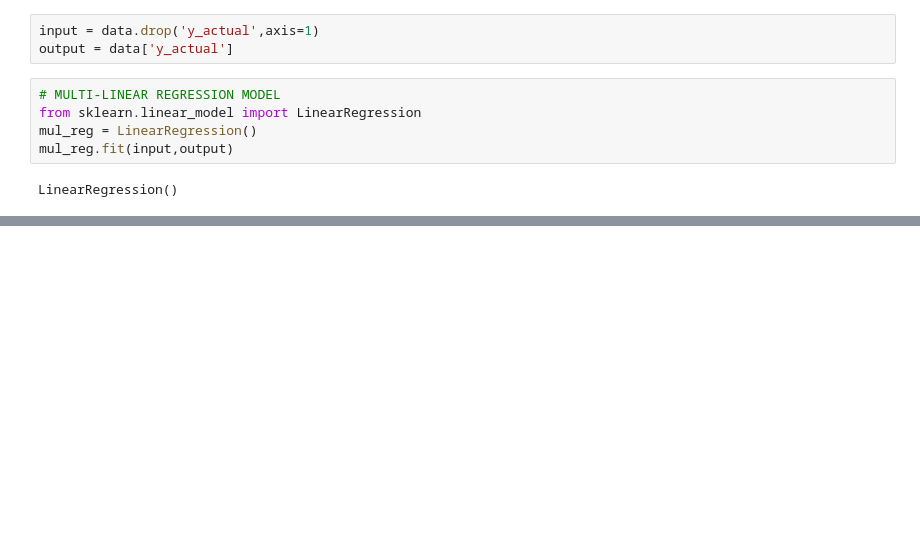
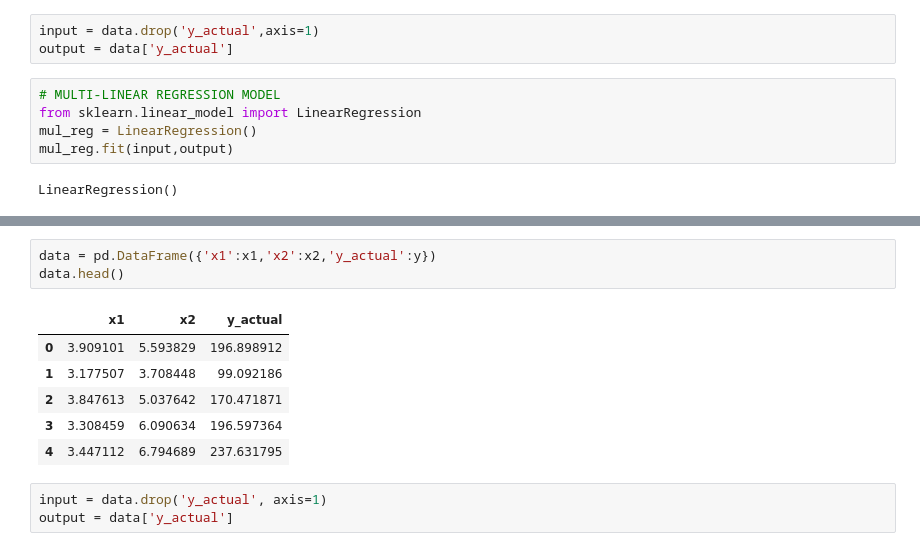
Before and after one commit to Diksha-Bora/Machine_Learning, a Jupyter notebook: MultiLinearRegression2.ipynb, the cells around one changed output, grey strips where cells are left out. Cells and saved outputs as stored; diff of their text form; blank space fills up the shorter version.

```diff
--- a/MultiLinearRegression2.ipynb
+++ b/MultiLinearRegression2.ipynb
@@ -107,0 +149,13 @@ Axes(0.125,0.11;0.775x0.77)
+# %%
+data = pd.DataFrame({'x1':x1,'x2':x2,'y_actual':y})
+data.head()
+# %% [output]
+|  | x1 | x2 | y_actual |
+| 0 | 3.909101 | 5.593829 | 196.898912 |
+| 1 | 3.177507 | 3.708448 | 99.092186 |
+| 2 | 3.847613 | 5.037642 | 170.471871 |
+| 3 | 3.308459 | 6.090634 | 196.597364 |
+| 4 | 3.447112 | 6.794689 | 237.631795 |
+# %%
+input = data.drop('y_actual', axis=1)
+output = data['y_actual']
```
Also changed, not shown: parts of 17 cells of this notebook.
